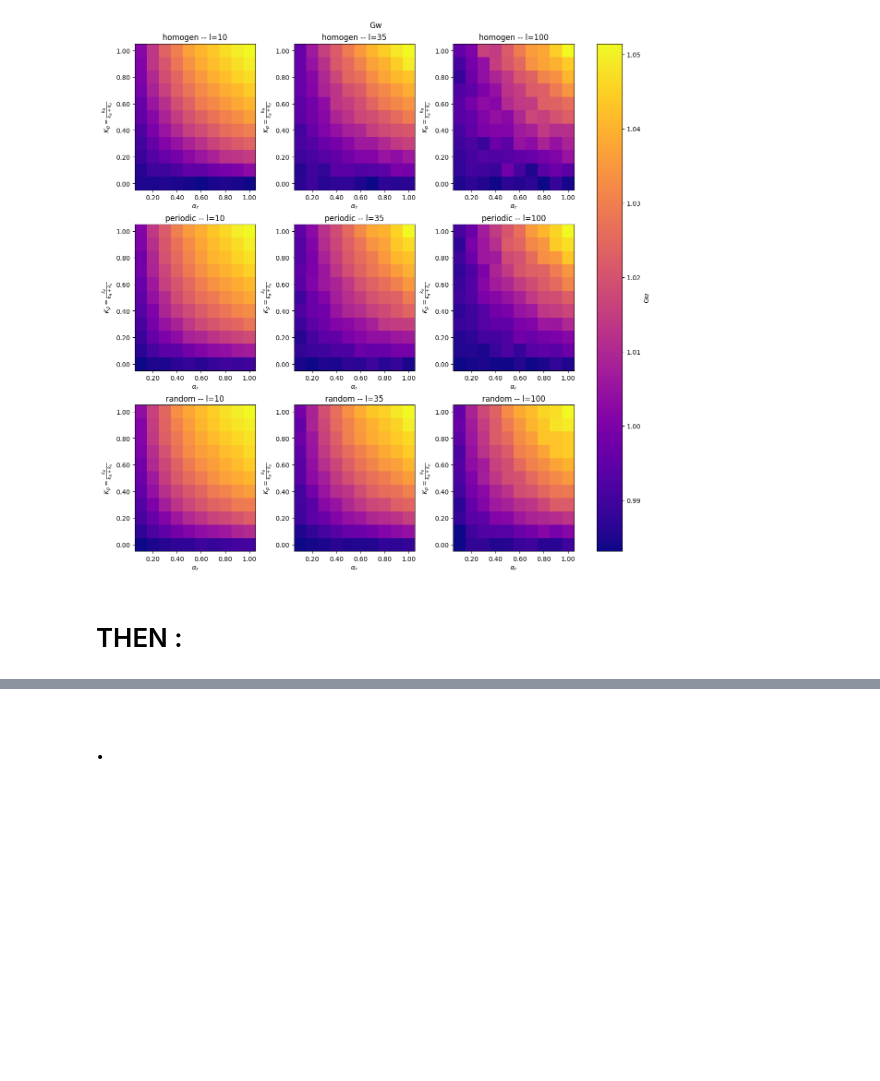
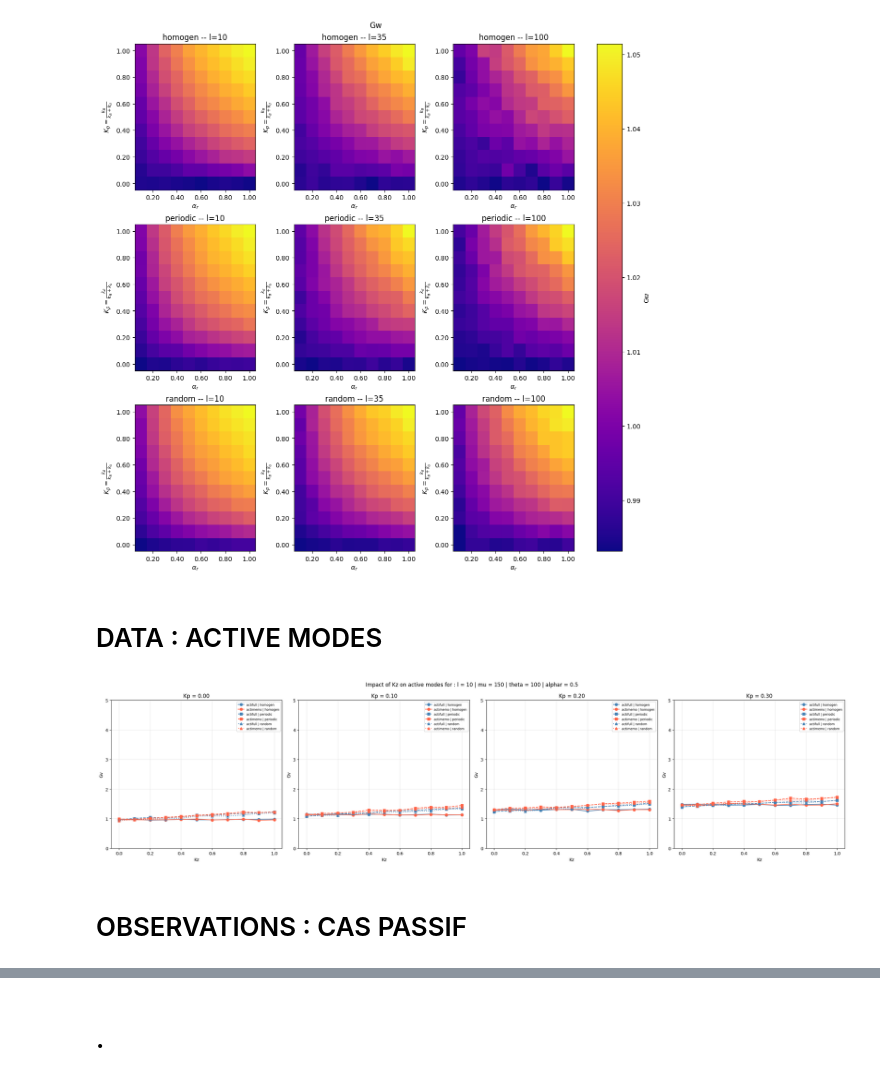
Before and after one commit to npelletbossot/Workspace, a Jupyter notebook: notebooks/work/fact.ipynb, the cells around one changed output, grey strips where cells are left out. Cells and saved outputs as stored; diff of their text form; code cells hidden in the pictures; blank space fills up the shorter version.

```diff
--- a/notebooks/work/fact.ipynb
+++ b/notebooks/work/fact.ipynb
@@ -747,6 +745,81 @@ for value in ["v_mean", "vc_mean", "vc_med", "wf", "Gv", "Gw"]:
 [figure]
 [figure]
 [figure]
+# %% [markdown]
+# DATA : ACTIVE MODES
+# %%
+import itertools
+
+# ── DataFrame ───────────────────────────────────────────────────────────
+
+# Fixed Values
+acti_modes = ["actifull", "actimemo"]
+Kps        = [0.00, 0.10, 0.20, 0.30]
+l          = 10
+mu         = 150
+theta      = 100
+alphar     = 0.50
+
+df_acti = df_all.clone().filter(
+    (pl.col("l") == l) &
+    (pl.col("mu") == mu) &
+    (pl.col("theta") == theta) &
+    (pl.col("alphar") == alphar) &
+    (pl.col("mode").is_in(acti_modes))
+)
+
+# Value
+value = "Gv"
+
+# ── Style maps ───────────────────────────────────────────────────────────
+landscapes  = sorted(df_acti["landscape"].unique().to_list())
+mode_colors = {"actifull": "steelblue", "actimemo": "tomato"}
+land_styles = {land: style for land, style in zip(landscapes, [
+    ("o", "-"), ("s", "--"), ("^", ":")
+])}
+
+# ── Plot ─────────────────────────────────────────────────────────────────
+fig, axes = plt.subplots(nrows=1, ncols=len(Kps), figsize=(24, 6))
+fig.suptitle(
+    "Impact of Kz on active modes for : " \
+    f"l = {l} | mu = {mu} | theta = {theta} | alphar = {alphar}"
+
+)
+
+for ax, Kp in zip(axes, Kps):
+    ax.set_title(f"Kp = {Kp:.2f}")
+    for land in landscapes:
+        marker, linestyle = land_styles[land]
+        for mode in acti_modes:
+            df_plot = (
+                df_acti
+                .filter(
+                    (pl.col("Kp").is_close(Kp)) &
+                    (pl.col("landscape") == land) &
+                    (pl.col("mode") == mode)
+                )
+                .sort("Kz")
+            )
+            if df_plot.is_empty():
+                print(f"[WARN] No data for Kp={Kp}, land={land}, mode={mode}")
+                continue
+            x = df_plot["Kz"].to_numpy()
+            y = df_plot[value].to_numpy()
+            ax.plot(x, y,
+                    color=mode_colors[mode],
+                    marker=marker,
+                    linestyle=linestyle,
+                    label=f"{mode} | {land}")
+    ax.set_xlabel("Kz")
+    ax.set_ylabel(value)
+    ax.set_ylim([0.00, 5.00])
+    ax.grid(True, alpha=0.30)
+    ax.legend(fontsize=7)
+
+plt.tight_layout()
+plt.show()
+# %% [output]
+[figure, added]
 # %% [markdown]
-# THEN :
+# OBSERVATIONS : CAS PASSIF
 # %% [markdown]
```
Also changed, not shown: parts of 4 cells of this notebook, 1 other file.
